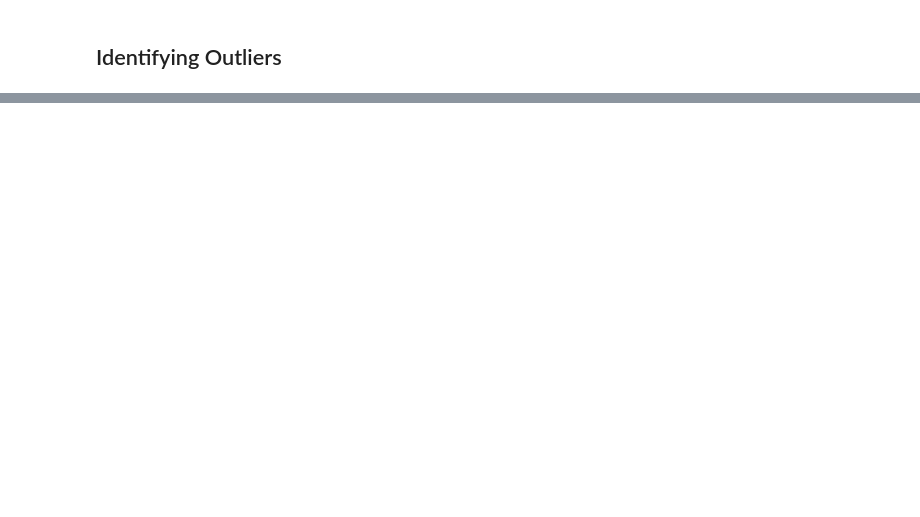
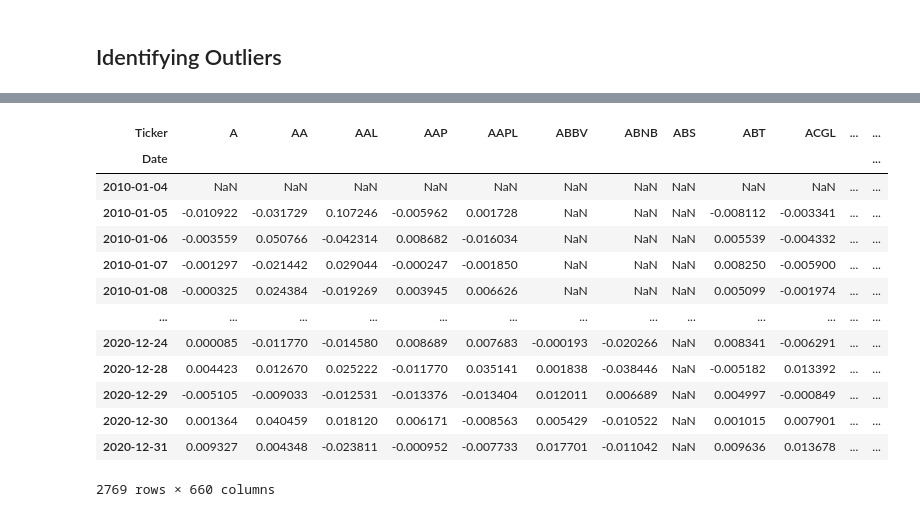
Before and after one commit to JamieW365/trading_algos, a Jupyter notebook: notebooks/data processing/identifying_outliers.ipynb, the cells around one changed output, grey strips where cells are left out. Cells and saved outputs as stored; diff of their text form; code cells hidden in the pictures; blank space fills up the shorter version.

Commit message:
identifying price spikes reversals and residuals

```diff
--- a/notebooks/data processing/identifying_outliers.ipynb
+++ b/notebooks/data processing/identifying_outliers.ipynb
@@ -37,5 +39,7 @@ from trading_algos.utils import head_tail as ht
 # Load a complete collection of S&P500 stocks from repository
 # Not interested in survivors here
 df_stocks = tad.get_sp500(survivors=False)
+# %%
+df_stocks = df_stocks.loc['2010':'2020']
 # %%
 ht(df_stocks)
@@ -118,7 +149,3 @@ if num_empty_plots > 0:
     for i in range(1, num_empty_plots + 1):
         # Hide empty plots
         axes[nrows - 1, ncols - i].set_axis_off()
-# %%
-# For the sake of this notebook I will drop all outliers
-# Usually would investigate further to decide which ones need dropping
-log_prices = log_prices.drop(columns=outliers)
@@ -166,0 +154,19 @@ rolling_median
+# %%
+log_returns = (log_prices - log_prices.shift(1))
+# %%
+log_returns
+# %% [output]
+| Ticker | A | AA | AAL | AAP | AAPL | ABBV | ABNB | ABS | ABT | ACGL | ... | ... |
+| Date |  |  |  |  |  |  |  |  |  |  |  | ... |
+| 2010-01-04 | NaN | NaN | NaN | NaN | NaN | NaN | NaN | NaN | NaN | NaN | ... | ... |
+| 2010-01-05 | -0.010922 | -0.031729 | 0.107246 | -0.005962 | 0.001728 | NaN | NaN | NaN | -0.008112 | -0.003341 | ... | ... |
+| 2010-01-06 | -0.003559 | 0.050766 | -0.042314 | 0.008682 | -0.016034 | NaN | NaN | NaN | 0.005539 | -0.004332 | ... | ... |
+| 2010-01-07 | -0.001297 | -0.021442 | 0.029044 | -0.000247 | -0.001850 | NaN | NaN | NaN | 0.008250 | -0.005900 | ... | ... |
+| 2010-01-08 | -0.000325 | 0.024384 | -0.019269 | 0.003945 | 0.006626 | NaN | NaN | NaN | 0.005099 | -0.001974 | ... | ... |
+| ... | ... | ... | ... | ... | ... | ... | ... | ... | ... | ... | ... | ... |
+| 2020-12-24 | 0.000085 | -0.011770 | -0.014580 | 0.008689 | 0.007683 | -0.000193 | -0.020266 | NaN | 0.008341 | -0.006291 | ... | ... |
+| 2020-12-28 | 0.004423 | 0.012670 | 0.025222 | -0.011770 | 0.035141 | 0.001838 | -0.038446 | NaN | -0.005182 | 0.013392 | ... | ... |
+| 2020-12-29 | -0.005105 | -0.009033 | -0.012531 | -0.013376 | -0.013404 | 0.012011 | 0.006689 | NaN | 0.004997 | -0.000849 | ... | ... |
+| 2020-12-30 | 0.001364 | 0.040459 | 0.018120 | 0.006171 | -0.008563 | 0.005429 | -0.010522 | NaN | 0.001015 | 0.007901 | ... | ... |
+| 2020-12-31 | 0.009327 | 0.004348 | -0.023811 | -0.000952 | -0.007733 | 0.017701 | -0.011042 | NaN | 0.009636 | 0.013678 | ... | ... |
+2769 rows × 660 columns
```
Also changed, not shown: parts of 38 cells of this notebook.
